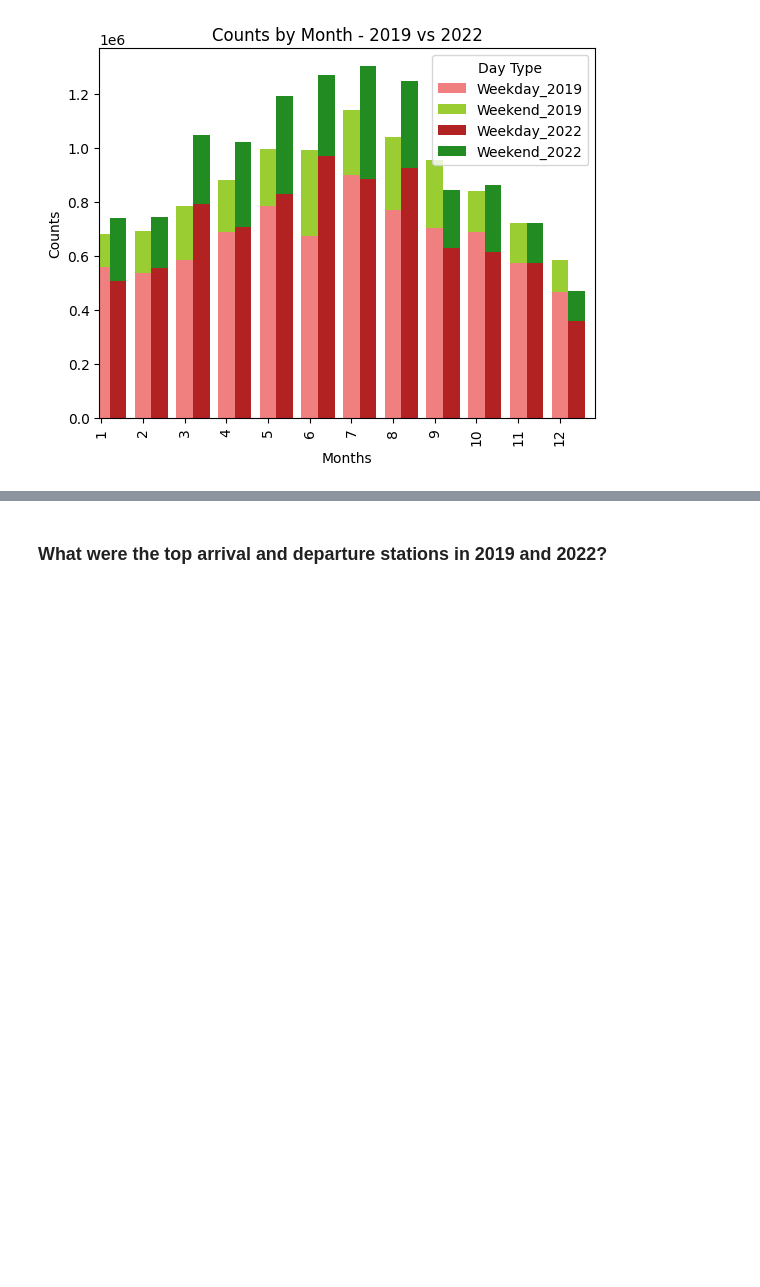
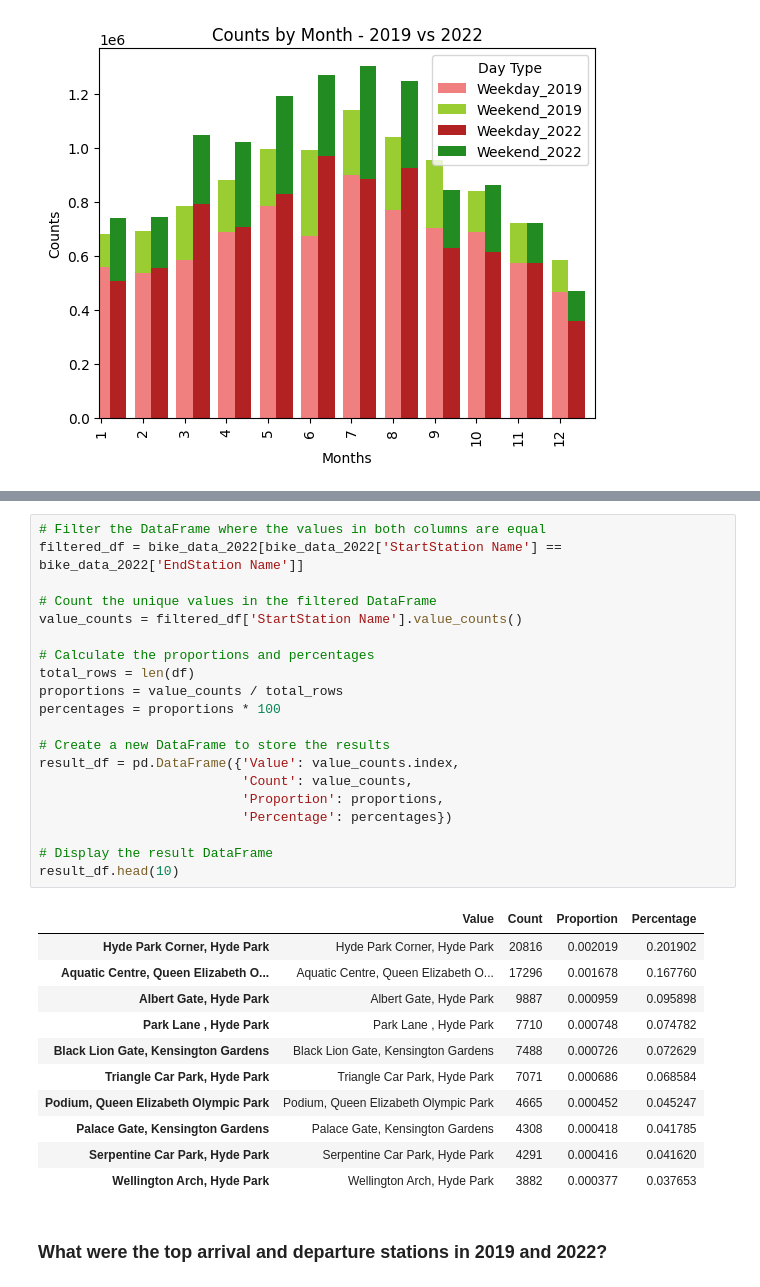
Before and after one commit to elrhmo/TfL_Bike_Analysis, a Jupyter notebook: analysis.ipynb, the cells around one changed output, grey strips where cells are left out. Saved outputs shown, nothing was run; the diff lists cells and outputs as text; blank space fills up the shorter version.

```diff
--- a/analysis.ipynb
+++ b/analysis.ipynb
@@ -274,2 +348,34 @@ plt.show()
+# %%
+# Filter the DataFrame where the values in both columns are equal
+filtered_df = bike_data_2022[bike_data_2022['StartStation Name'] == bike_data_2022['EndStation Name']]
+
+# Count the unique values in the filtered DataFrame
+value_counts = filtered_df['StartStation Name'].value_counts()
+
+# Calculate the proportions and percentages
+total_rows = len(df)
+proportions = value_counts / total_rows
+percentages = proportions * 100
+
+# Create a new DataFrame to store the results
+result_df = pd.DataFrame({'Value': value_counts.index,
+                          'Count': value_counts,
+                          'Proportion': proportions,
+                          'Percentage': percentages})
+
+# Display the result DataFrame
+result_df.head(10)
+# %% [output]
+|  | Value | Count | Proportion | Percentage |
+| Hyde Park Corner, Hyde Park | Hyde Park Corner, Hyde Park | 20816 | 0.002019 | 0.201902 |
+| Aquatic Centre, Queen Elizabeth O... | Aquatic Centre, Queen Elizabeth O... | 17296 | 0.001678 | 0.167760 |
+| Albert Gate, Hyde Park | Albert Gate, Hyde Park | 9887 | 0.000959 | 0.095898 |
+| Park Lane , Hyde Park | Park Lane , Hyde Park | 7710 | 0.000748 | 0.074782 |
+| Black Lion Gate, Kensington Gardens | Black Lion Gate, Kensington Gardens | 7488 | 0.000726 | 0.072629 |
+| Triangle Car Park, Hyde Park | Triangle Car Park, Hyde Park | 7071 | 0.000686 | 0.068584 |
+| Podium, Queen Elizabeth Olympic Park | Podium, Queen Elizabeth Olympic Park | 4665 | 0.000452 | 0.045247 |
+| Palace Gate, Kensington Gardens | Palace Gate, Kensington Gardens | 4308 | 0.000418 | 0.041785 |
+| Serpentine Car Park, Hyde Park | Serpentine Car Park, Hyde Park | 4291 | 0.000416 | 0.041620 |
+| Wellington Arch, Hyde Park | Wellington Arch, Hyde Park | 3882 | 0.000377 | 0.037653 |
 # %% [markdown]
 ### What were the top arrival and departure stations in 2019 and 2022?
```
Also changed, not shown: parts of 14 cells of this notebook.
